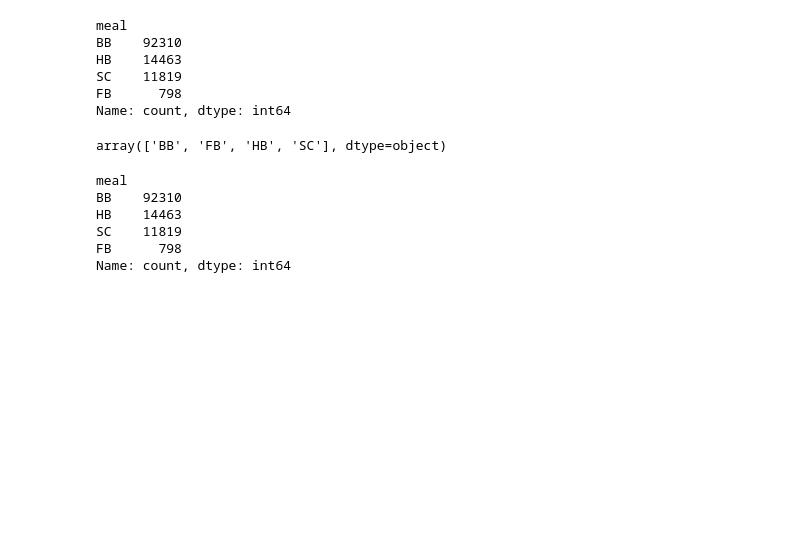
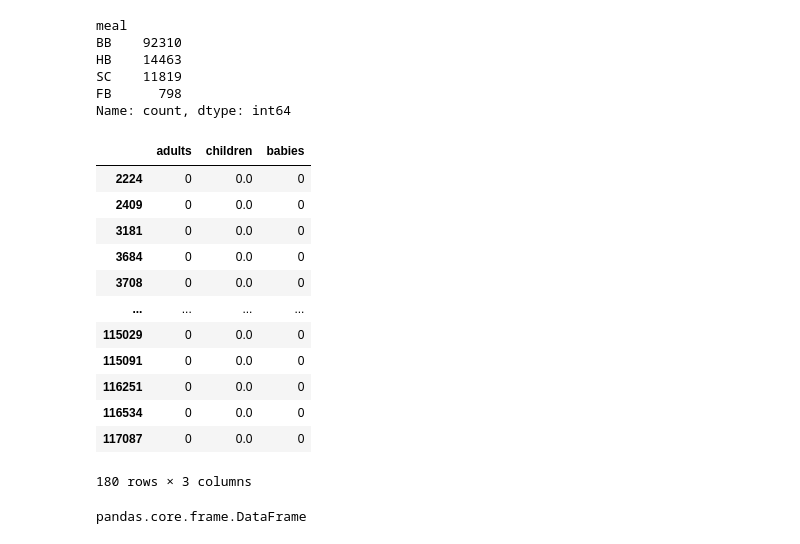
Before and after one commit to abhaygzb15/Hotel_Data_Analytics, a Jupyter notebook: Project1_hotelbookings/Hotel_Bookings_Data_Analytics.ipynb, the cells around one changed output. Cells and saved outputs as stored; diff of their text form; code cells hidden in the pictures; blank space fills up the shorter version.

Commit message:
Deletion of Data

```diff
--- a/Project1_hotelbookings/Hotel_Bookings_Data_Analytics.ipynb
+++ b/Project1_hotelbookings/Hotel_Bookings_Data_Analytics.ipynb
@@ -290,13 +291,23 @@ df['meal'].replace('Undefined','SC',inplace=True)
-# %%
-df['meal'].unique()
-# %% [output]
-array(['BB', 'FB', 'HB', 'SC'], dtype=object)
-# %%
-df['meal'].value_counts()
-# %% [output]
-meal
-BB    92310
-HB    14463
-SC    11819
-FB      798
-Name: count, dtype: int64
+# %%
+# checks the data where adu/chd/bab are all zeros simultan.
+subset_guests=df[(df['adults']==0)&(df['children']==0)&(df['babies']==0)]
+# %%
+subset_guests[['adults','children','babies']]
+# %% [output]
+|  | adults | children | babies |
+| 2224 | 0 | 0.0 | 0 |
+| 2409 | 0 | 0.0 | 0 |
+| 3181 | 0 | 0.0 | 0 |
+| 3684 | 0 | 0.0 | 0 |
+| 3708 | 0 | 0.0 | 0 |
+| ... | ... | ... | ... |
+| 115029 | 0 | 0.0 | 0 |
+| 115091 | 0 | 0.0 | 0 |
+| 116251 | 0 | 0.0 | 0 |
+| 116534 | 0 | 0.0 | 0 |
+| 117087 | 0 | 0.0 | 0 |
+180 rows × 3 columns
+# %%
+type(subset_guests)
+# %% [output]
+pandas.core.frame.DataFrame
```
Also changed, not shown: parts of 8 cells of this notebook.
